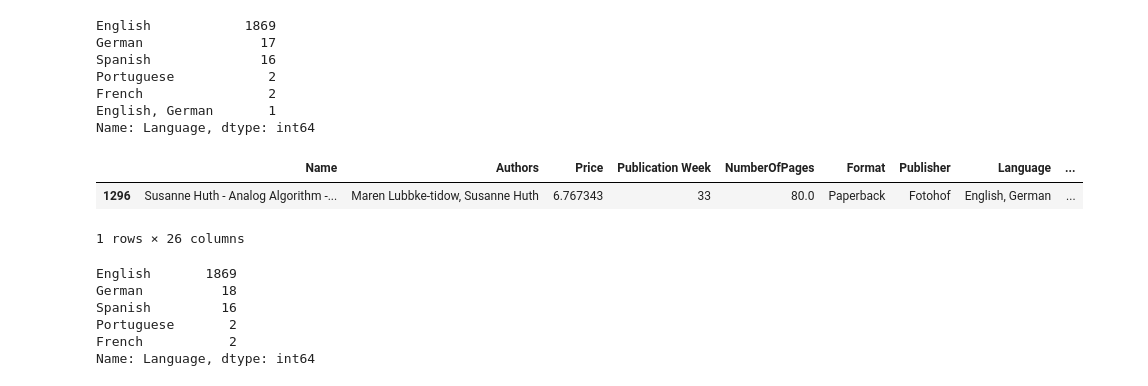
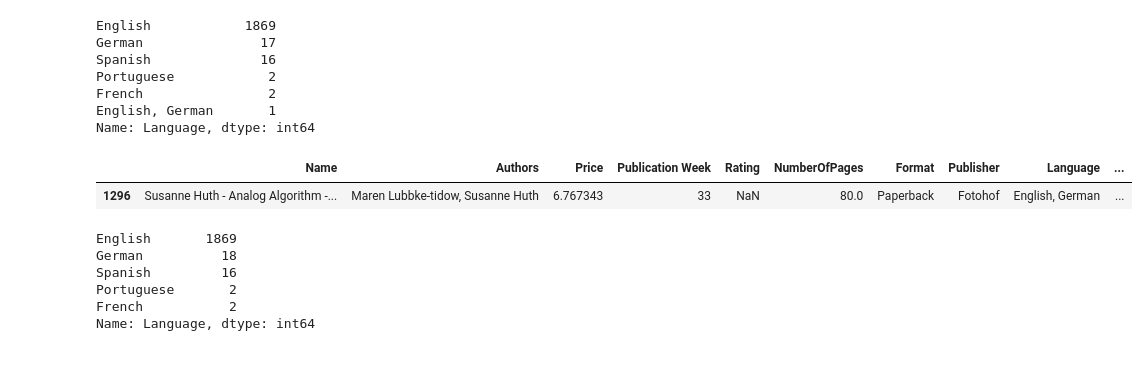
Before and after one commit to peiyiHung/mywebsite, a Jupyter notebook: _notebooks/2020-12-25-Predicting prices of Machine Learning Books.ipynb, the cells around one changed output. Cells and saved outputs as stored; diff of their text form; code cells hidden in the pictures.

```diff
--- a/_notebooks/2020-12-25-Predicting prices of Machine Learning Books.ipynb
+++ b/_notebooks/2020-12-25-Predicting prices of Machine Learning Books.ipynb
@@ -48,2 +53,4 @@ memory usage: 269.3+ KB
 # %%
-books.drop(["Image-url", "Rating", "ISBN10", "ISBN13"], axis=1, inplace=True)
+books.drop(["Image-url", "ISBN10", "ISBN13"], axis=1, inplace=True)
+books = add_datepart(books, "Publication date")
+books.columns
@@ -154,11 +171,10 @@ French                2
 English, German       1
 Name: Language, dtype: int64
 # %%
-books[books["Language"] == "English, German"]
+books[books["Language"] == "English, German"].iloc[:, :10]
 # %% [output]
-|  | Name | Authors | Price | Publication Week | NumberOfPages | Format | Publisher | Language | ... |
-| 1296 | Susanne Huth - Analog Algorithm -... | Maren Lubbke-tidow, Susanne Huth | 6.767343 | 33 | 80.0 | Paperback | Fotohof | English, German | ... |
+|  | Name | Authors | Price | Publication Week | Rating | NumberOfPages | Format | Publisher | Language | ... |
+| 1296 | Susanne Huth - Analog Algorithm -... | Maren Lubbke-tidow, Susanne Huth | 6.767343 | 33 | NaN | 80.0 | Paperback | Fotohof | English, German | ... |
-1 rows × 26 columns
 # %%
 books.loc[1296, "Language"] = "German"
 # %%
```
Also changed, not shown: parts of 34 cells of this notebook.
